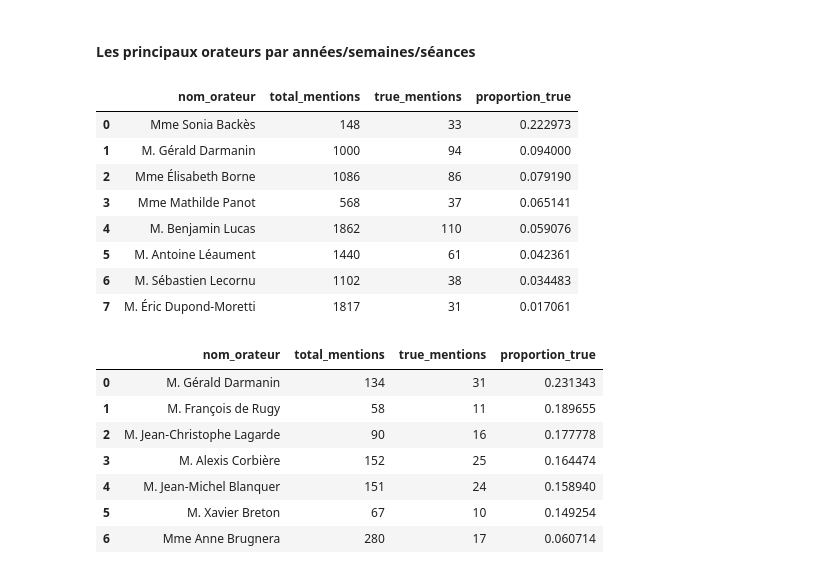
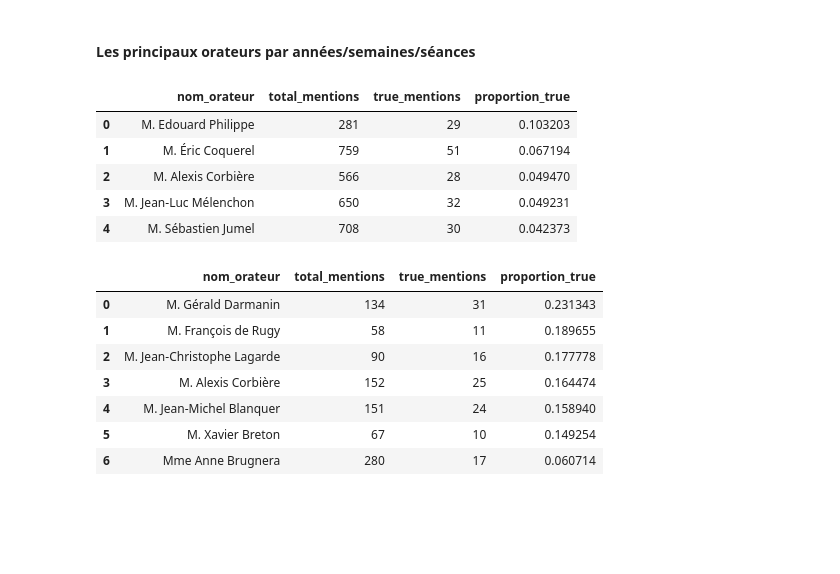
Before and after one commit to Matthias-Levalet/republique-cest-quoi, a Jupyter notebook: exploration/4- Analysis %.ipynb, the cells around one changed output. Saved outputs shown, nothing was run; the diff lists cells and outputs as text; code cells hidden in the pictures; blank space fills up the shorter version.

```diff
--- a/exploration/4- Analysis %.ipynb
+++ b/exploration/4- Analysis %.ipynb
@@ -8,7 +8,7 @@ import pandas as pd
 import plotly.express as px
 # %%
 df = pd.read_csv(
-    "../Data/Interim/Data_AN_CSS_République_FDM_proportion.csv", low_memory=False, dtype={"ID_orateur": str}
+    "../data/interim/df_identification_republi_simple.csv", low_memory=False, dtype={"ID_orateur": str}
 )
 # %% [markdown]
 ## Analyses temporelles
@@ -21,8 +21,8 @@ locale.setlocale(locale.LC_TIME, "fr_FR.UTF-8")
 # %% [output]
 'fr_FR.UTF-8'
 # %%
-df["dateSeance_ts"] = pd.to_datetime(df["dateSeanceJour"], format="%A %d %B %Y")
-df["dateSeance_day"] = df["dateSeance_ts"].dt.normalize()
+df["DateSeance_ts"] = pd.to_datetime(df["DateSeanceJour"], format="%A %d %B %Y")
+df["DateSeance_day"] = df["DateSeance_ts"].dt.normalize()
 # %% [markdown]
 ### Par jours
 # %% [markdown]
@@ -618,14 +809,14 @@ fig15_top20.show()
 def top_orateurs_periodique(df, periode="annee", annee=None, semaine=None, jour=None,
                             date_debut=None, date_fin=None, jours=None,
                             colonne_condition="Republique_FDM_Regex",
-                            seuil_min_true=25, top_n=20):
+                            seuil_min_true=None, top_n=20):
 
     # --- Filtrage selon la période ---
     if periode == "annee":
         if annee is None:
             raise ValueError("Il faut préciser l'année pour periode='annee'")
         df_filtered = df[df["dateSeance_day"].dt.year == annee]
-        titre = f"Top {top_n} du personnel politique mobilisant en % le plus la 'République' en {annee} à l'Assemblée Nationale"
+        titre = f"Personnel politique mobilisant en % le plus la 'République' en {annee} à l'Assemblée Nationale (Seuil de {seuil_min_true} occurences)"
 
     elif periode == "semaine":
         if annee is None or semaine is None:
@@ -634,14 +825,14 @@ def top_orateurs_periodique(df, periode="annee", annee=None, semaine=None, jour=
             (df["dateSeance_day"].dt.isocalendar().year == annee) &
             (df["dateSeance_day"].dt.isocalendar().week == semaine)
         ]
-        titre = f"Top {top_n} du personnel politique mobilisant en % le plus la 'République' la {semaine} semaine {annee} à l'Assemblée Nationale"
+        titre = f"Personnel politique mobilisant en % le plus la 'République' la {semaine} semaine {annee} à l'Assemblée Nationale (Seuil de {seuil_min_true})"
 
     elif periode == "jour":
         if jour is None:
             raise ValueError("Il faut préciser la date pour periode='jour'")
         jour_dt = pd.to_datetime(jour).date()
         df_filtered = df[df["dateSeance_day"].dt.date == jour_dt]
-        titre = f"Top {top_n} du personnel politique mobilisant le plus en % la 'République' le {jour_dt}"
+        titre = f"Personnel politique mobilisant le plus en % la 'République' le {jour_dt} (Seuil de {seuil_min_true} occurences)"
 
     elif periode == "intervalle":
         if date_debut is None or date_fin is None:
@@ -649,14 +840,14 @@ def top_orateurs_periodique(df, periode="annee", annee=None, semaine=None, jour=
         debut = pd.to_datetime(date_debut)
         fin = pd.to_datetime(date_fin)
         df_filtered = df[(df["dateSeance_day"] >= debut) & (df["dateSeance_day"] <= fin)]
-        titre = f"Top {top_n} du personnel politique mobilisant le plus en % la 'République' du {debut.date()} au {fin.date()}"
+        titre = f"Personnel politique mobilisant le plus en % la 'République' du {debut.date()} au {fin.date()} (Seuil de {seuil_min_true} occurences)"
 
     elif periode == "jours":
         if jours is None or not isinstance(jours, (list, tuple)):
             raise ValueError("Il faut fournir une liste de dates pour periode='jours'")
         jours_dt = [pd.to_datetime(j).date() for j in jours]
         df_filtered = df[df["dateSeance_day"].dt.date.isin(jours_dt)]
-        titre = f"Top {top_n} du personnel politique mobilisant le plus la 'République' en % lors de X évènement"
+        titre = f"Personnel politique mobilisant le plus la 'République' en % lors de X évènement (Seuil de {seuil_min_true} occurences)"
 
     else:
         raise ValueError("periode doit être 'annee', 'semaine', 'jour', 'intervalle' ou 'jours'")
@@ -688,23 +879,20 @@ def top_orateurs_periodique(df, periode="annee", annee=None, semaine=None, jour=
         title=titre,
         template="plotly_white",
     )
-    fig.update_layout(xaxis_tickangle=-45, showlegend=False, yaxis_title="Proportion des interventions totales")
+    fig.update_layout(xaxis_tickangle=-45, showlegend=False, yaxis_title="Proportion des interventions totales", xaxis_title="Personnel politique")
     fig.show()
 
     return df_top
 # %%
 # Top 10 orateurs en % par année
-top_orateurs_periodique(df, periode="annee", annee=2023)
+top_orateurs_periodique(df, periode="annee", annee=2017, seuil_min_true=25)
 # %% [output]
 |  | nom_orateur | total_mentions | true_mentions | proportion_true |
-| 0 | Mme Sonia Backès | 148 | 33 | 0.222973 |
-| 1 | M. Gérald Darmanin | 1000 | 94 | 0.094000 |
-| 2 | Mme Élisabeth Borne | 1086 | 86 | 0.079190 |
-| 3 | Mme Mathilde Panot | 568 | 37 | 0.065141 |
-| 4 | M. Benjamin Lucas | 1862 | 110 | 0.059076 |
-| 5 | M. Antoine Léaument | 1440 | 61 | 0.042361 |
-| 6 | M. Sébastien Lecornu | 1102 | 38 | 0.034483 |
-| 7 | M. Éric Dupond-Moretti | 1817 | 31 | 0.017061 |
+| 0 | M. Edouard Philippe | 281 | 29 | 0.103203 |
+| 1 | M. Éric Coquerel | 759 | 51 | 0.067194 |
+| 2 | M. Alexis Corbière | 566 | 28 | 0.049470 |
+| 3 | M. Jean-Luc Mélenchon | 650 | 32 | 0.049231 |
+| 4 | M. Sébastien Jumel | 708 | 30 | 0.042373 |
 # %%
 # Top 10 orateurs sur la semaine X de X
 top_orateurs_periodique(df, periode="semaine", annee=2021, semaine=6)
```
Also changed, not shown: parts of 10 cells of this notebook, 3 other files.
